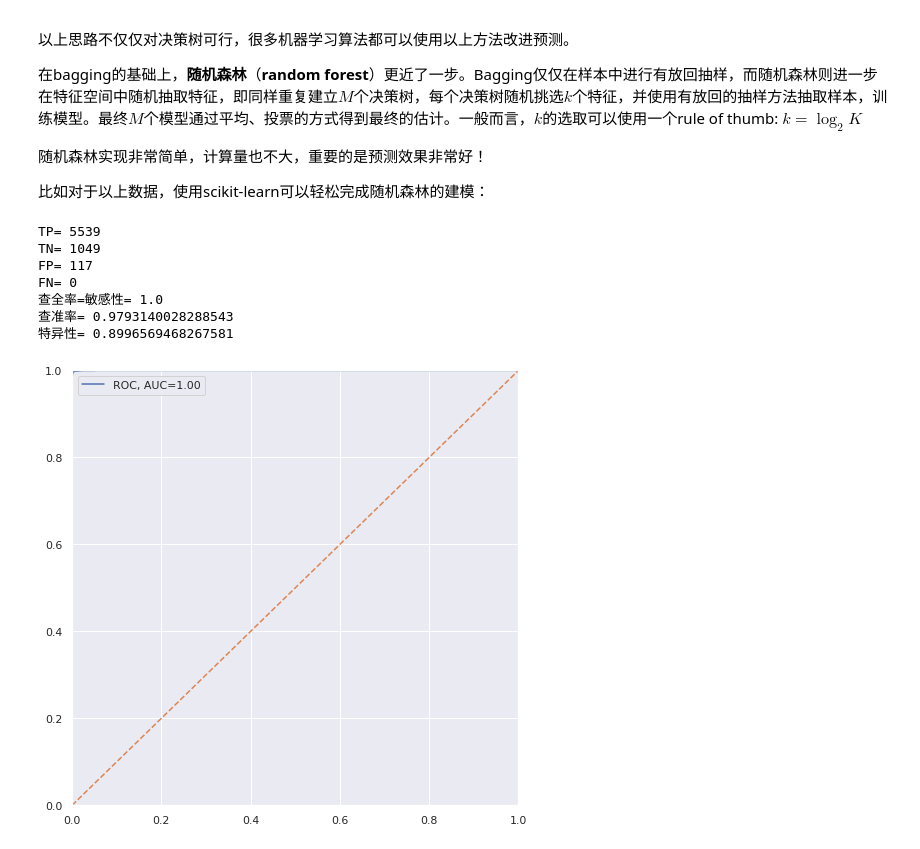
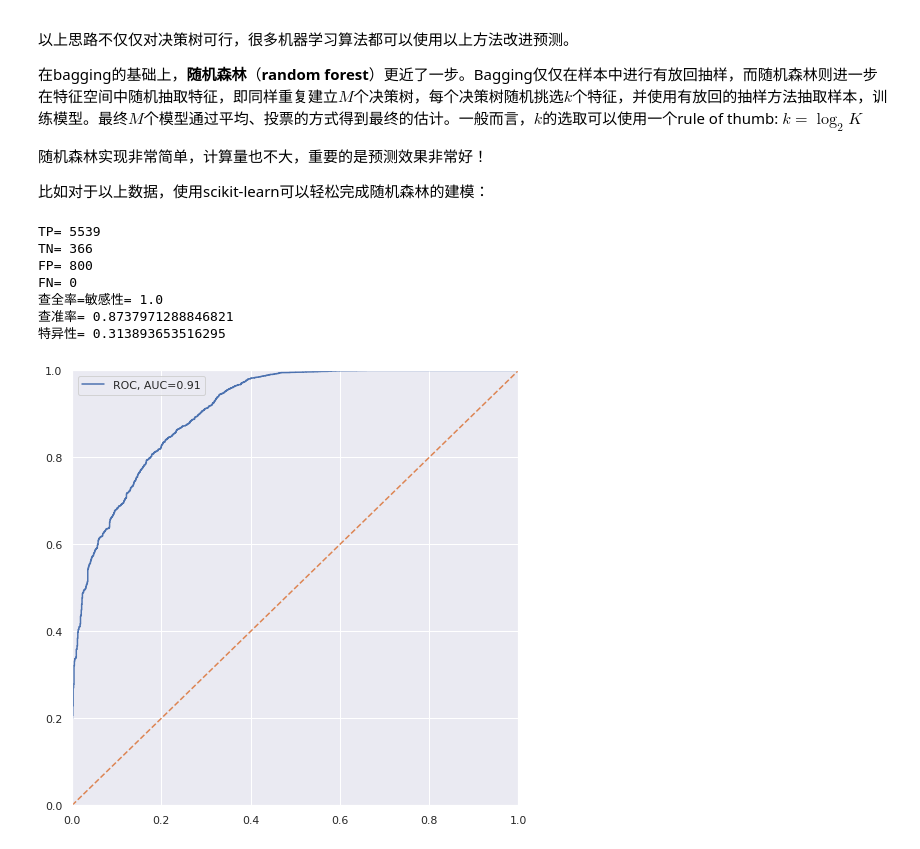
Before and after one commit to sijichun/PythonTutor, a Jupyter notebook: T30_tree_and_forest.ipynb, the cells around one changed output. Saved outputs shown, nothing was run; the diff lists cells and outputs as text; code cells hidden in the pictures.

Commit message:
random forest complete

```diff
--- a/T30_tree_and_forest.ipynb
+++ b/T30_tree_and_forest.ipynb
@@ -164,0 +230,35 @@ FN= 50
+# %%
+dtree=tree.DecisionTreeClassifier(min_impurity_decrease=0.0006).fit(X.drop('employment',axis=1),X['employment'])
+
+prob=dtree.predict_proba(X.drop('employment',axis=1))[:,1]
+pred=dtree.predict(X.drop('employment',axis=1))
+## 计算指标
+TP=np.sum(X['employment'] & pred)
+TN=np.sum((~X['employment'] & (~pred)))
+FP=np.sum((~X['employment'] & (pred)))
+FN=np.sum((X['employment']) & (~pred))
+
+print("TP=",TP)
+print("TN=",TN)
+print("FP=",FP)
+print("FN=",FN)
+print("查全率=敏感性=",TP/(TP+FN))
+print("查准率=",TP/(TP+FP))
+print("特异性=",TN/(TN+FP))
+
+## 画图
+from sklearn.metrics import roc_curve, auc
+
+fpr, tpr, threshold = roc_curve(X['employment'], prob)
+roc_auc = auc(fpr, tpr)
+import matplotlib.pyplot as plt
+import seaborn as sb
+sb.set()
+%matplotlib inline
+plt.rcParams['figure.figsize'] = (8.0, 8.0)
+plt.plot(fpr,tpr,label='ROC, AUC=%.2f' % roc_auc)
+plt.legend(loc='upper left', frameon=True)
+plt.plot([0, 1], [0, 1], linestyle='--')
+plt.xlim([0,1])
+plt.ylim([0,1])
+plt.show()
@@ -182,8 +297,11 @@ FN= 50
 比如对于以上数据，使用scikit-learn可以轻松完成随机森林的建模：
 # %%
 from sklearn.ensemble import RandomForestClassifier
-##100颗树，每次bootstrap选取60%样本，特征数量为总数量的log2，本例中总共9个特征所以每个模型为3
-rfc=RandomForestClassifier(n_estimators=100, max_samples=0.6, max_features='log2')
+##100颗树，特征数量为总数量的log2，本例中总共9个特征所以每个模型为3，每棵树最大深度为10
+##oob_score=True代表使用为进入bootstrap样本的观测对模型进行评价（out-of-bagging score）
+rfc=RandomForestClassifier(n_estimators=100, max_features='log2', oob_score=True, max_depth=10)
+y=data['employment']
+X=data.drop(['employment','pred','prob'],axis=1)
 rfc.fit(X,y)
 ## 预测及概率
 data['prob']=rfc.predict_proba(X)[:,1]
@@ -195,35 +313,35 @@ FP=np.sum((~data['employment'] & (data['pred'])))
 FN=np.sum((data['employment']) & (~data['pred']))
 
 print("TP=",TP)
 print("TN=",TN)
 print("FP=",FP)
 print("FN=",FN)
 print("查全率=敏感性=",TP/(TP+FN))
 print("查准率=",TP/(TP+FP))
 print("特异性=",TN/(TN+FP))
 
 ## 画图
 from sklearn.metrics import roc_curve, auc
 
 fpr, tpr, threshold = roc_curve(data['employment'], data['prob'])
 roc_auc = auc(fpr, tpr)
 import matplotlib.pyplot as plt
 import seaborn as sb
 sb.set()
 %matplotlib inline
 plt.rcParams['figure.figsize'] = (8.0, 8.0)
 plt.plot(fpr,tpr,label='ROC, AUC=%.2f' % roc_auc)
 plt.legend(loc='upper left', frameon=True)
 plt.plot([0, 1], [0, 1], linestyle='--')
 plt.xlim([0,1])
 plt.ylim([0,1])
 plt.show()
 # %% [output]
 TP= 5539
-TN= 1049
-FP= 117
+TN= 366
+FP= 800
 FN= 0
 查全率=敏感性= 1.0
-查准率= 0.9793140028288543
-特异性= 0.8996569468267581
+查准率= 0.8737971288846821
+特异性= 0.313893653516295
-[figure, old version]
+[figure, new version]
```
Also changed, not shown: parts of 11 cells of this notebook.
